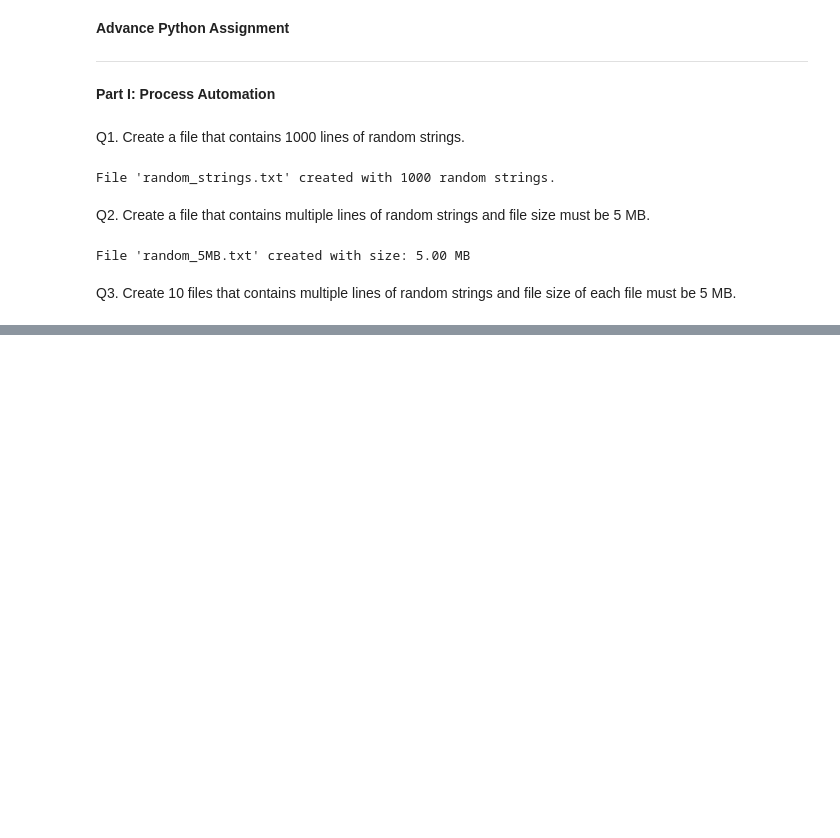
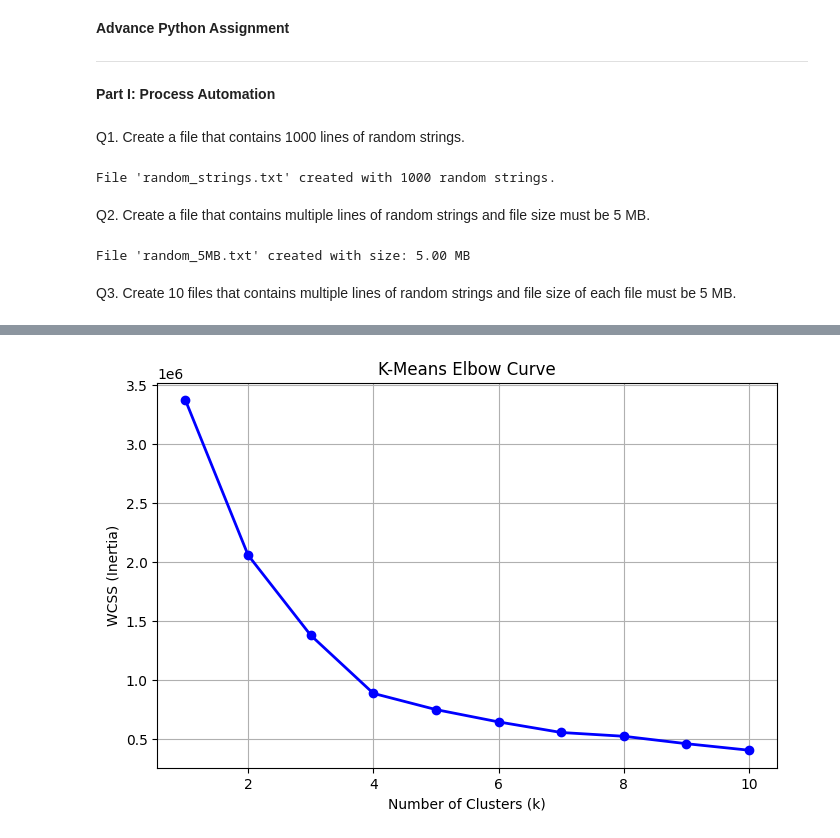
Before and after one commit to Bhavya-1209/Advance-Python-Assignment, a Jupyter notebook: Assignment_Advance_python.ipynb, the cells around one changed output, grey strips where cells are left out. Saved outputs shown, nothing was run; the diff lists cells and outputs as text; code cells hidden in the pictures; blank space fills up the shorter version.

```diff
--- a/Assignment_Advance_python.ipynb
+++ b/Assignment_Advance_python.ipynb
@@ -57,3 +57,22 @@ create_file_with_size("random_5MB.txt", 5)
 File 'random_5MB.txt' created with size: 5.00 MB
 # %% [markdown]
 Q3. Create 10 files that contains multiple lines of random strings and file size of each file must be 5 MB.
+# %%
+import random
+import string
+import os
+
+# Function to generate a single 5MB file
+def generate_random_file(file_name, file_size = 5, line_length = 100):
+  target_size = file_size * 1024 * 1024
+  file = open(file_name, "w")
+  while file.tell() < target_size:
+    random_str = ''.join(random.choices(string.ascii_letters + string.digits, k=line_length))
+    file.write(random_str + '\n')
+
+# Generate 10 files
+for i in range(1, 11):
+    filename = f"random_file_{i}.txt"
+    generate_random_file(filename)
+    size = os.path.getsize(filename) / (1024 * 1024)
+    print(f"{filename} created with size: {size:.2f} MB")
@@ -59,0 +341,44 @@ Q3. Create 10 files that contains multiple lines of random strings and file size
+# %%
+import numpy as np
+import pandas as pd
+import matplotlib.pyplot as plt
+import seaborn as sns
+
+from sklearn.cluster import KMeans
+from scipy.cluster.hierarchy import linkage, dendrogram
+from scipy.spatial.distance import pdist
+
+# Step 1: Create the Dataset
+np.random.seed(42)
+
+# Cols 1-4: range [-10, 10]
+cols_1_4 = np.random.uniform(-10, 10, (500, 4))
+
+# Cols 5-8: range [10, 20]
+cols_5_8 = np.random.uniform(10, 20, (500, 4))
+
+# Cols 9-10: range [-100, 100]
+cols_9_10 = np.random.uniform(-100, 100, (500, 2))
+
+# Combine all into one dataset
+data = np.hstack([cols_1_4, cols_5_8, cols_9_10])
+df = pd.DataFrame(data, columns=[f'Col{i+1}' for i in range(10)])
+
+# (i) K-Means Clustering – Elbow Method
+wcss = []
+K = range(1, 11)
+
+for k in K:
+    kmeans = KMeans(n_clusters=k, random_state=42)
+    kmeans.fit(df)
+    wcss.append(kmeans.inertia_)
+
+plt.figure(figsize=(8, 5))
+plt.plot(K, wcss, 'bo-', linewidth=2)
+plt.title('K-Means Elbow Curve')
+plt.xlabel('Number of Clusters (k)')
+plt.ylabel('WCSS (Inertia)')
+plt.grid(True)
+plt.show()
+# %% [output]
+[figure, added]
```
Also changed, not shown: parts of 24 cells of this notebook.
